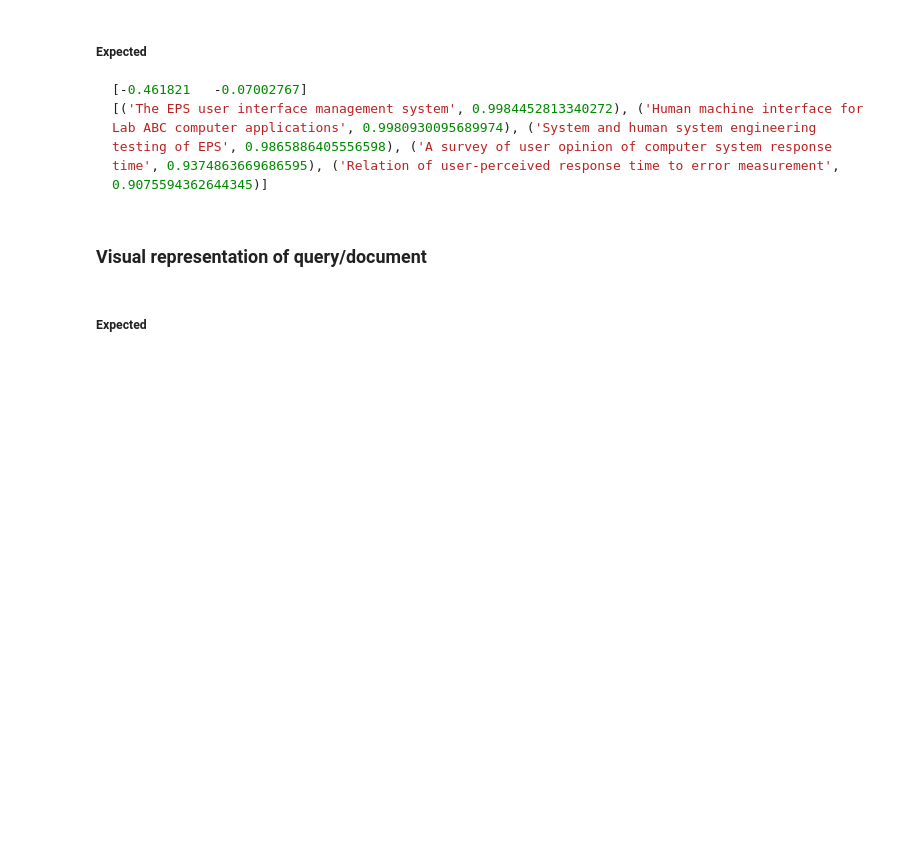
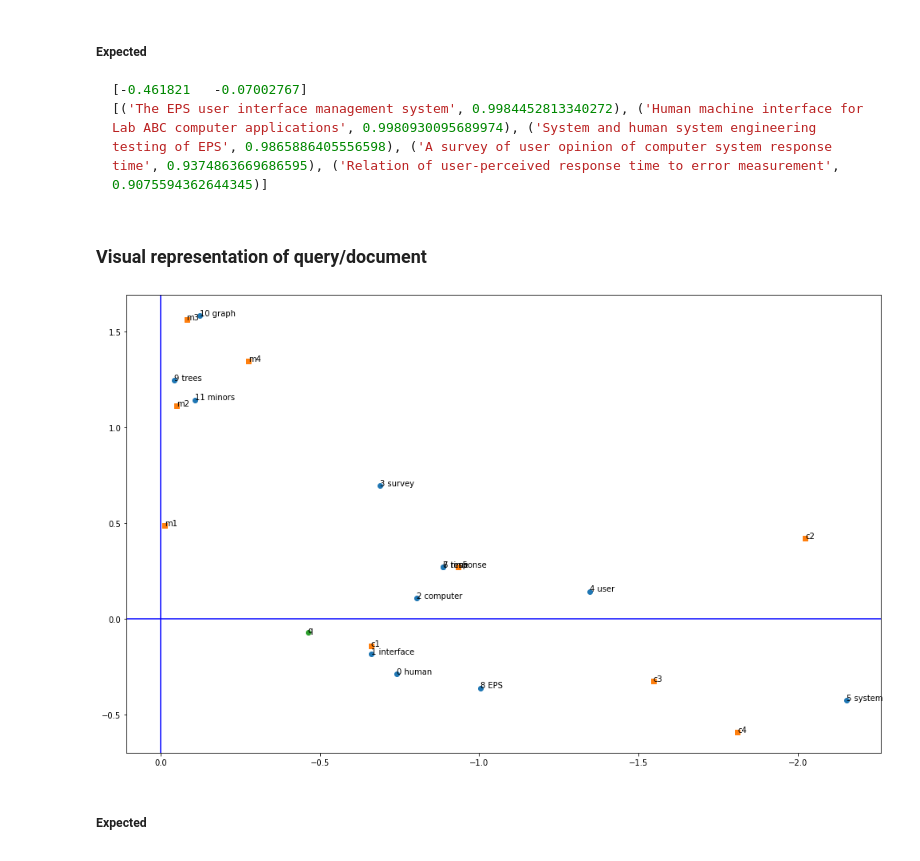
Before and after one commit to dpoulomi/nlp-assignment3, a Jupyter notebook: CS6120NLP_Assignment_3_Summer22.ipynb, the cells around one changed output. Drawn from its saved outputs; the diff is of its cells as text; code cells hidden in the pictures; blank space fills up the shorter version.

```diff
--- a/CS6120NLP_Assignment_3_Summer22.ipynb
+++ b/CS6120NLP_Assignment_3_Summer22.ipynb
@@ -379,3 +474,6 @@ plt.show()
+# %%
+def sort_tuple(tup):
+    return(sorted(tup, key = lambda x: x[1], reverse=True))
 # %%
 # Hint create query vector for input document. Calculate its cosine distance from other documents
 
@@ -416,3 +567,45 @@ else:
+# %%
+# Plot terms, documents and query documents along with lines representing its cosine angle
+
+#Visualize terms and print coordinates
+
+import matplotlib.pyplot as plt
+
+plt.rcParams["figure.figsize"] = (14,8.5)
+
+xFactor = Sk[0][0]
+yFactor = Sk[1][1]
+xCordinates = np.array(Uk[:,0] * xFactor)
+yCordinates = np.array(Uk[:,1] * yFactor)
+plt.scatter(xCordinates,yCordinates)
+plt.axhline(y=0, color='b')
+plt.axvline(x=0, color='b')
+words = list(word_to_ix.keys())
+for i in range(len(words)):
+    plt.annotate(str(word_to_ix[words[i]]) + ' ' + words[i],(xCordinates[i],yCordinates[i]))
+# plt.show()
+
+
+xFactor = Sk[0][0]
+
+yFactor = Sk[1][1]
+
+xCordinates = np.array(Vk_t[:,0] * xFactor)
+yCordinates = np.array(Vk_t[:,1] * yFactor)
+#plt.scatter([data[:,0]],[data[:,1]], marker = 's')
+plt.scatter(xCordinates,yCordinates, marker = 's')
+# plt.axhline(y=0, color='b')
+# plt.axvline(x=0, color='b')
+for i in range(len(docName)):
+    plt.annotate(docName[i],(xCordinates[i],yCordinates[i]))
+
+plt.scatter([q_hat[0]],[q_hat[1]])
+plt.annotate("q",(q_hat[0],q_hat[1]))
+# plt.plot(cosines)
+plt.gca().invert_xaxis()
+plt.show()
+# %% [output]
+[figure, added]
 # %% [markdown]
 ##### Expected
 
```
Also changed, not shown: parts of 12 cells of this notebook, 1 other file.
